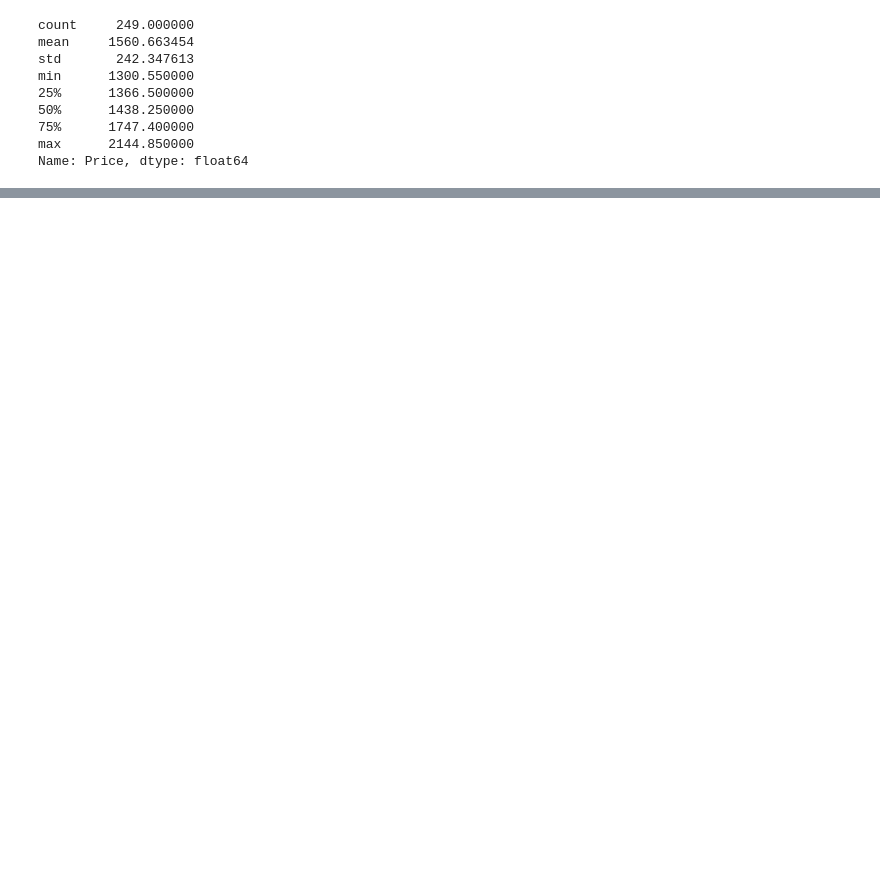
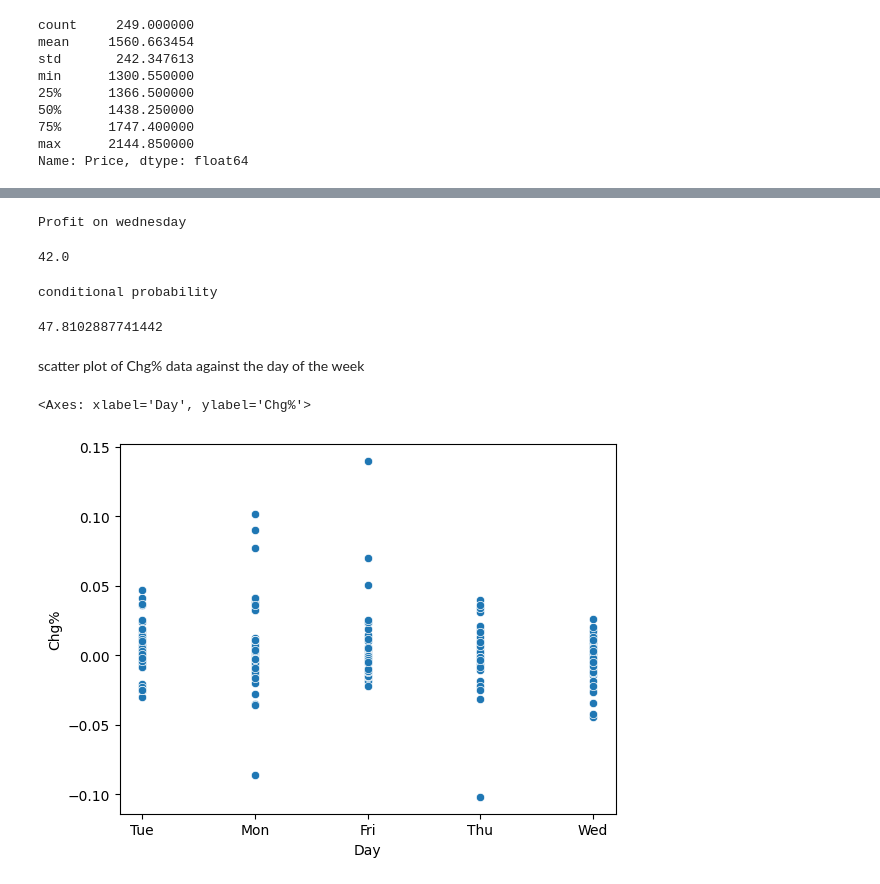
Before and after one commit to kinasant/ml, a Jupyter notebook: assignments/ml_lab02.ipynb, the cells around one changed output, grey strips where cells are left out. Drawn from its saved outputs; the diff is of its cells as text; code cells hidden in the pictures; blank space fills up the shorter version.

```diff
--- a/assignments/ml_lab02.ipynb
+++ b/assignments/ml_lab02.ipynb
@@ -208,0 +242,6 @@ sum(df2.iloc[:,-1] <0)/df2.iloc[:,-1].shape[0]
+# %%
+print("Profit on wednesday")
+prob_wed = df2.loc[(df2.Day == "Wed" )& (df2.iloc[:,-1] > 0)].shape[0]/df2.loc[((df2.Day == "Wed" ))].shape[0];prob_wed*100
+# %% [output]
+Profit on wednesday
+42.0
@@ -208,0 +251,6 @@ sum(df2.iloc[:,-1] <0)/df2.iloc[:,-1].shape[0]
+# %%
+print("conditional probability")
+cond_prob = wed_occ/prob_wed;cond_prob*100
+# %% [output]
+conditional probability
+47.8102887741442
@@ -208,0 +259,7 @@ sum(df2.iloc[:,-1] <0)/df2.iloc[:,-1].shape[0]
+# %% [markdown]
+ scatter plot of Chg% data against the day of the week
+# %%
+sns.scatterplot(x=df2.Day,y=df2.iloc[:,-1])
+# %% [output]
+<Axes: xlabel='Day', ylabel='Chg%'>
+[figure, added]
```
Also changed, not shown: parts of 113 cells of this notebook.
